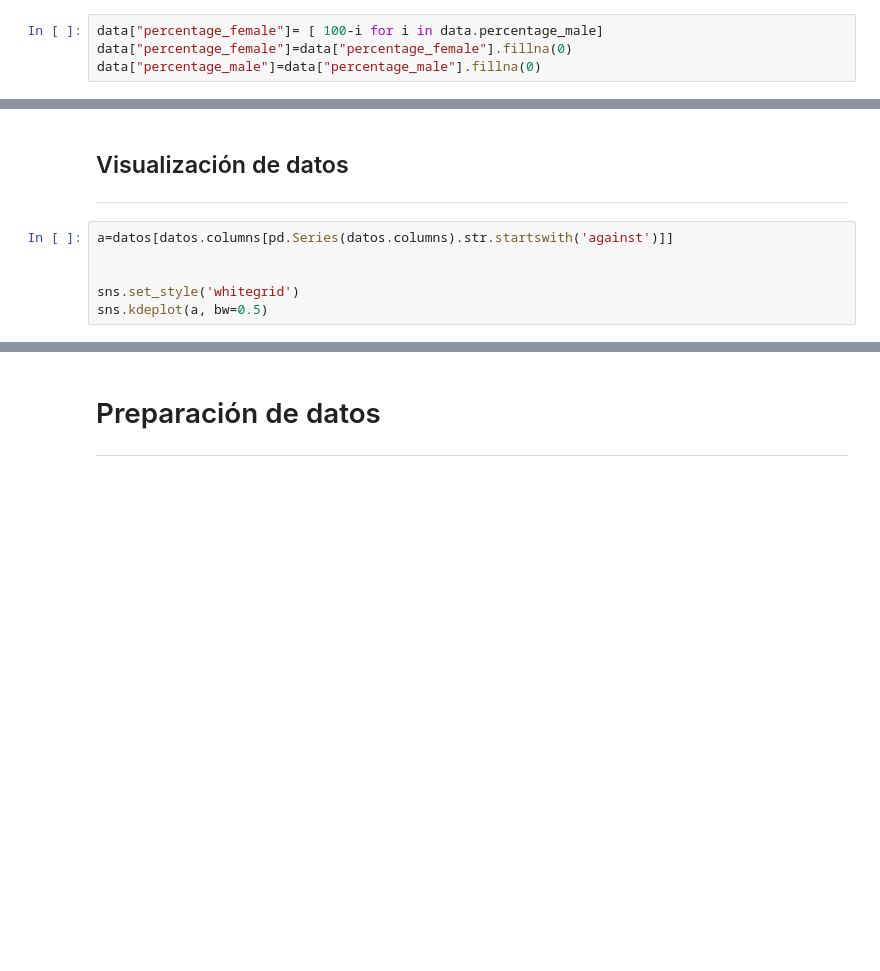
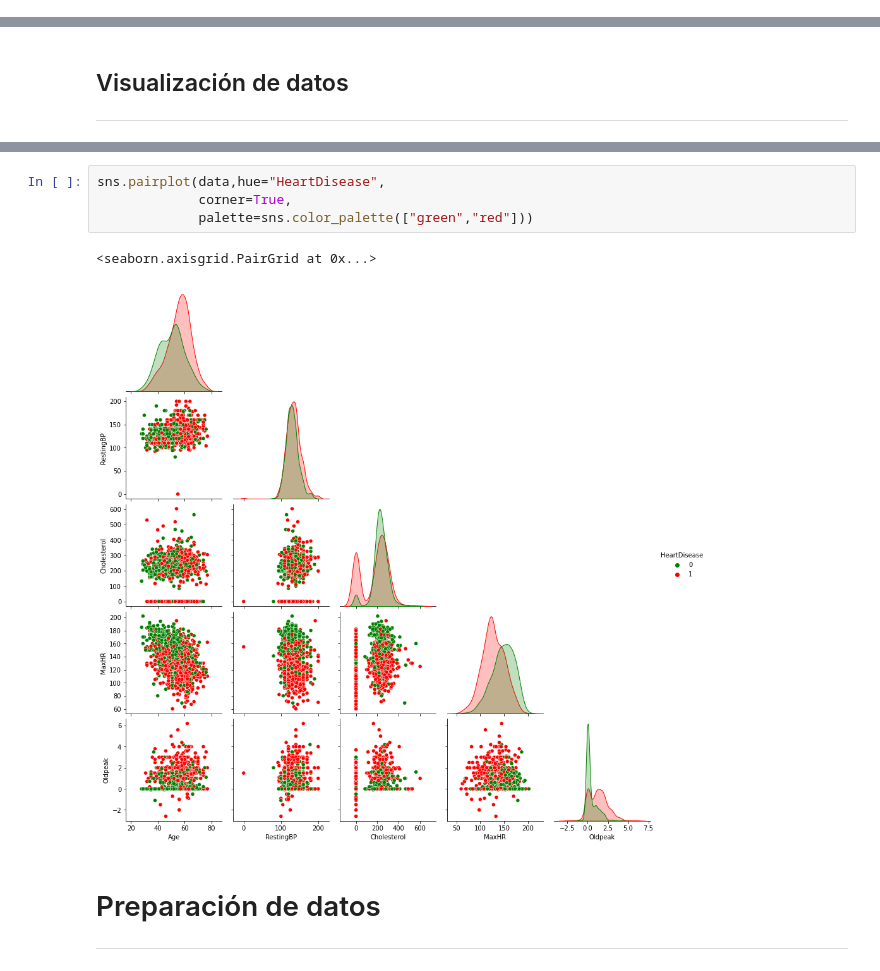
Before and after one commit to AndresF100/Projects_UNAL, a Jupyter notebook: Módulo 2/Proyecto Módulo 2.ipynb, the cells around one changed output, grey strips where cells are left out. Cells and saved outputs as stored; diff of their text form; blank space fills up the shorter version.

```diff
--- a/Módulo 2/Proyecto Módulo 2.ipynb
+++ b/Módulo 2/Proyecto Módulo 2.ipynb
@@ -198,4 +101,0 @@ Se crea una columna adicional para el porcentaje de sexo femenino, por ende, par
-# %%
-data["percentage_female"]= [ 100-i for i in data.percentage_male]
-data["percentage_female"]=data["percentage_female"].fillna(0)
-data["percentage_male"]=data["percentage_male"].fillna(0)
@@ -281,9 +201,3 @@ categorica
 # %% [markdown]
 ## Visualización de datos
 ------
-# %%
-a=datos[datos.columns[pd.Series(datos.columns).str.startswith('against')]]
-
-
-sns.set_style('whitegrid')
-sns.kdeplot(a, bw=0.5)
@@ -358,3 +301,10 @@ plt.show()
+# %%
+sns.pairplot(data,hue="HeartDisease",
+             corner=True,
+             palette=sns.color_palette(["green","red"]))
+# %% [output]
+<seaborn.axisgrid.PairGrid at 0x...>
+[figure, added]
 # %% [markdown]
 # Preparación de datos
 ---
```
Also changed, not shown: parts of 32 cells of this notebook.
